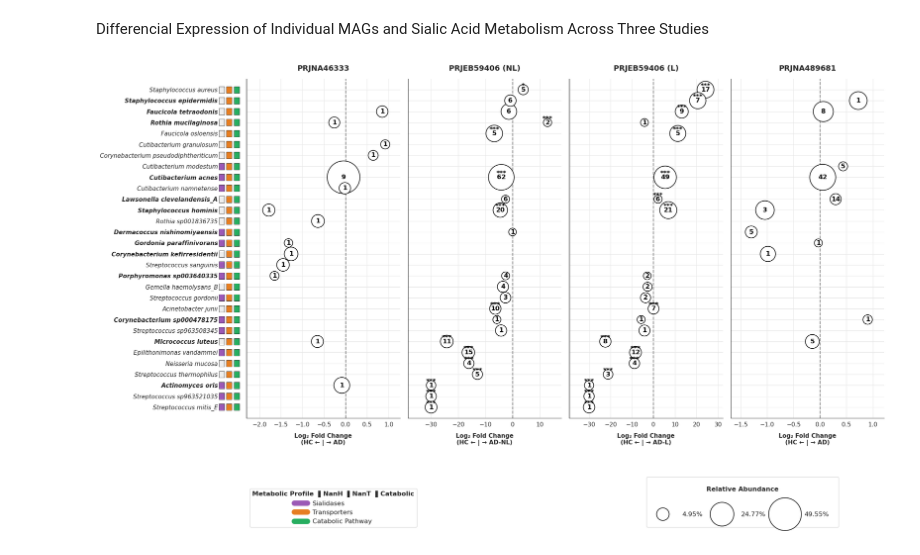
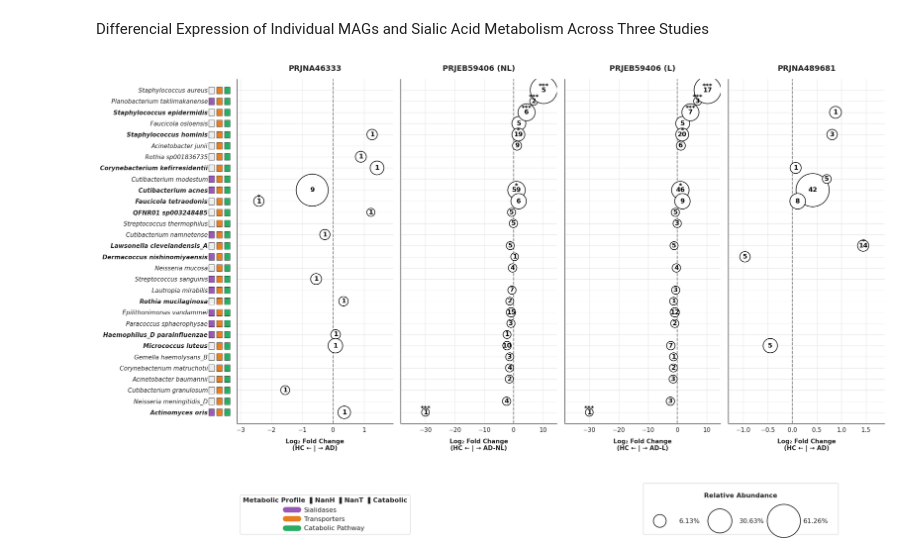
Before and after one commit to Marcosv21/Sialic_Acid_Cross-Feeding-Staphylococcus_aureus_and_Commensals_in_Atopic_Dermatitis., a Jupyter notebook: statistical_analysis/plots_doc_simple.ipynb, the cells around one changed output. Cells and saved outputs as stored; diff of their text form; code cells hidden in the pictures.

```diff
--- a/statistical_analysis/plots_doc_simple.ipynb
+++ b/statistical_analysis/plots_doc_simple.ipynb
@@ -976,7 +976,7 @@ METABOLIC_PALETTE = {
 }
 GENE_LIST = ['has_nanH', 'has_nanE', 'has_nanK', 'has_nanA', 'has_nanT']
 
-# ── 3. DATA INTEGRATION ────────────────────────────────────────────────
+# ── 3. DATA INTEGRATION ─────────────────────────────────────────────────────
 df_list = []
 plot_studies = []
 
@@ -986,7 +986,6 @@ for study_id, path in STUDIES.items():
 
         # Rule for splitting PRJEB59406 into two sub-studies based on mag_id patterns
         if study_id == 'PRJEB59406':
-            # 1. break down the study into NL and L based on mag_id patterns
             mask_nl = temp_df['mag_id'].str.contains('NL__', na=False) | temp_df['mag_id'].str.contains('HC_', na=False)
             df_nl = temp_df[mask_nl].copy()
             study_nl_name = 'PRJEB59406 (NL)'
@@ -994,7 +993,6 @@ for study_id, path in STUDIES.items():
             df_list.append(df_nl)
             plot_studies.append(study_nl_name)
 
-            # 2. break down the study into L
             mask_l = (temp_df['mag_id'].str.contains('L__', na=False) & ~temp_df['mag_id'].str.contains('NL__', na=False)) | temp_df['mag_id'].str.contains('HC_', na=False)
             df_l = temp_df[mask_l].copy()
             study_l_name = 'PRJEB59406 (L)'
@@ -1034,8 +1032,9 @@ df_filtrado = pd.merge(df, perfil_majoritario[['Species'] + GENE_LIST], on=['Spe
 
 bin_counts = df_filtrado.groupby(['Study', 'Species']).size().reset_index(name='bin_count')
 
+# --- AQUI ESTÁ A ALTERAÇÃO PRINCIPAL ---
 df_agg = df_filtrado.groupby(['Study', 'Species']).agg({
-    'baseMean': 'sum',
+    'baseMean': 'first', # Antes era 'sum'. Agora retém o valor de 1 única ocorrência/MAG da espécie.
     'log2FoldChange': 'mean',
     'padj': 'min',
     **{g: 'any' for g in GENE_LIST if g in df_filtrado.columns}
@@ -1043,7 +1042,7 @@ df_agg = df_filtrado.groupby(['Study', 'Species']).agg({
 
 df_agg = pd.merge(df_agg, bin_counts, on=['Study', 'Species'])
 
-# Sum baseMean across studies for each species
+# Sum baseMean across studies for each species (Abundância Relativa intrapainel)
 all_study = df_agg.groupby('Study')['baseMean'].transform('sum')
 df_agg['Relative_Abundance'] = (df_agg['baseMean'] / all_study) * 100
 
@@ -1054,6 +1053,7 @@ df_agg['Base_Study'] = df_agg['Study'].apply(lambda x: x.split(' ')[0])
 study_counts = df_agg.groupby('Species')['Base_Study'].nunique()
 multi_study_species = set(study_counts[study_counts >= 2].index)
 
+# As Top 30 usam as abundâncias basais agora não-infladas (somadas apenas entre os 3 estudos/condições)
 top_30_species = df_agg.groupby('Species')['baseMean'].sum().nlargest(30).index.tolist()
 df_plot = df_agg[df_agg['Species'].isin(top_30_species)].copy()
 
@@ -1135,31 +1135,31 @@ for i, sp in enumerate(species_order):
                 present = row.get(g_key, False)
 
             color = METABOLIC_PALETTE[p_key] if present else METABOLIC_PALETTE['Inactive']
             axes[0].add_patch(plt.Rectangle((-0.18 + (j * 0.05), i - 0.30), 0.035, 0.60, clip_on=False,
                                             transform=axes[0].get_yaxis_transform(), facecolor=color, edgecolor='black', lw=0.5))
 
 # ── 9. GLOBAL LEGEND ────────────────────────────────────────────────────────
 size_samples = [df_plot['Relative_Abundance'].max() * 0.1, df_plot['Relative_Abundance'].max() * 0.5, df_plot['Relative_Abundance'].max()]
 size_legend_elements = [
     Line2D([0], [0], marker='o', color='w', label=f'{val:.2f}%',
            markerfacecolor='white', markeredgecolor='black', markeredgewidth=1.2, alpha=1.0,
            markersize=np.sqrt(((val / df_plot['Relative_Abundance'].max()) * 3500) + 200))
     for val in size_samples if val > 0
 ]
 if size_legend_elements:
     fig.legend(handles=size_legend_elements, title="Relative Abundance",
                loc='lower right', bbox_to_anchor=(0.90, 0.0351), ncol=3, frameon=True,
                title_fontproperties={'weight': 'bold'},
                labelspacing=3.0, borderpad=1.5, handletextpad=2.0)
 
 legend_els = [Line2D([0], [0], color=c, lw=10, label=l) for l, c in METABOLIC_PALETTE.items() if l != 'Inactive']
 fig.legend(handles=legend_els, title="Metabolic Profile  ▌NanH  ▌NanT  ▌Catabolic",
            loc='lower left', bbox_to_anchor=(0.2, 0.0351), ncol=1, frameon=True,
            title_fontproperties={'weight': 'bold'})
 
 # ── 10. LAYOUT & SAVE ───────────────────────────────────────────────────────
 plt.subplots_adjust(left=0.20, right=0.95, top=0.90, bottom=0.25)
 plt.savefig(OUTPUT_PATH, dpi=300, bbox_inches='tight')
 plt.show()
 # %% [output]
-[figure, old version]
+[figure, new version]
```
Also changed, not shown: 5 other files.
